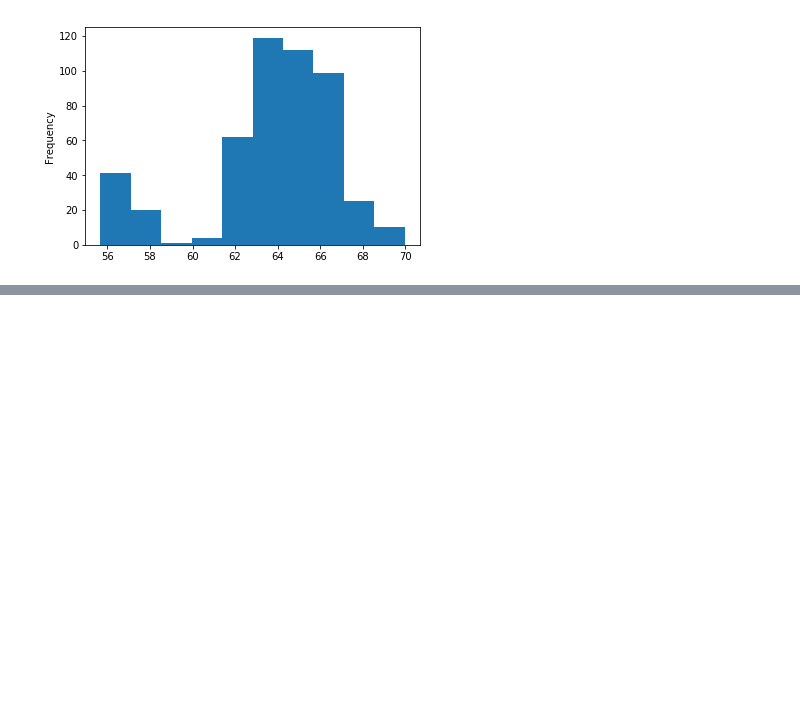
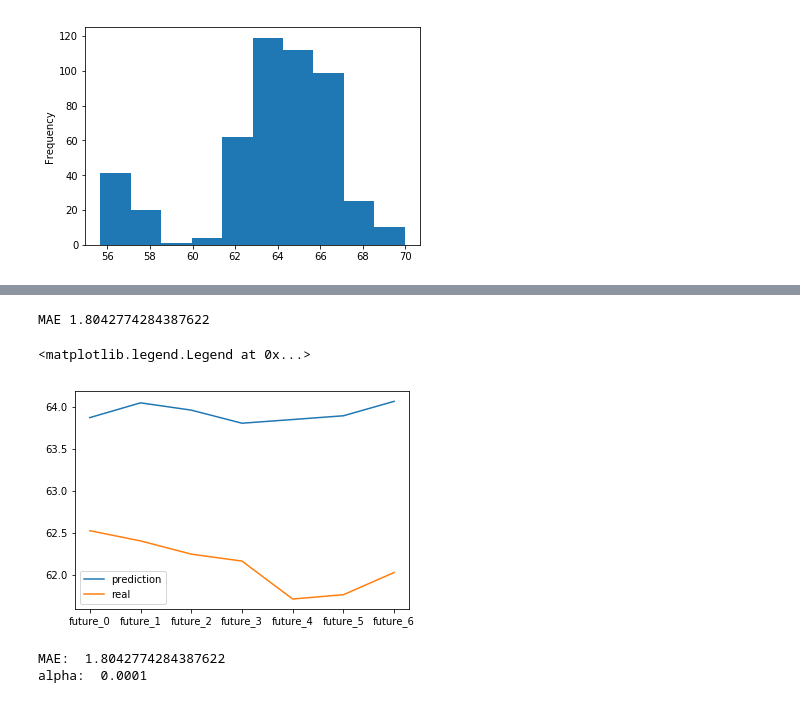
Before and after one commit to s-rb/ML_UsdRatePrediction, a Jupyter notebook: Main.ipynb, the cells around one changed output, grey strips where cells are left out. Cells and saved outputs as stored; diff of their text form; code cells hidden in the pictures; blank space fills up the shorter version.

```diff
--- a/Main.ipynb
+++ b/Main.ipynb
@@ -93,0 +248,4 @@ dataframe.curs.plot.hist()
+# %%
+MLP = MLPRegressor(random_state=42, max_iter=500, hidden_layer_sizes=(50, 100, 30)) # Случайное число с которого начинает обучение модель
+# максимально число итераций и слои нейронных сетей (3 слоя по 50 нейронов) - влияет на обучение сильнее всего
+MLP.fit(x, y)
@@ -93,0 +260,10 @@ dataframe.curs.plot.hist()
+# %%
+prediction = MLP.predict(x_test)
+print("MAE", mean_absolute_error(prediction[0], y_test.iloc[0]))
+plt.plot(prediction[0], label="prediction")
+plt.plot(y_test.iloc[0], label="real") # .iloc[0] - чтобы взять из датафрейма только одну строку массивом
+plt.legend()
+# %% [output]
+MAE 1.8042774284387622
+<matplotlib.legend.Legend at 0x...>
+[figure, added]
@@ -93,0 +275,18 @@ dataframe.curs.plot.hist()
+# %%
+# Последовательно, без вложенных циклов (для теста) выбираем минимальные значения параметров:
+alpha_min = 0
+i = 0.0001
+MAE = 100
+while i < 0.0015:
+    MLP = MLPRegressor(random_state=42, max_iter=500, hidden_layer_sizes=(50, 100, 30), alpha=i)
+    MLP.fit(x, y)
+    MAE_new = mean_absolute_error(prediction[0], y_test.iloc[0])
+    if MAE_new < MAE:
+        MAE = MAE_new
+        alpha_min = i
+    i += 0.0001
+print("MAE: ", MAE)
+print("alpha: ", alpha_min)
+# %% [output]
+MAE:  1.8042774284387622
+alpha:  0.0001
```
Also changed, not shown: parts of 39 cells of this notebook.
